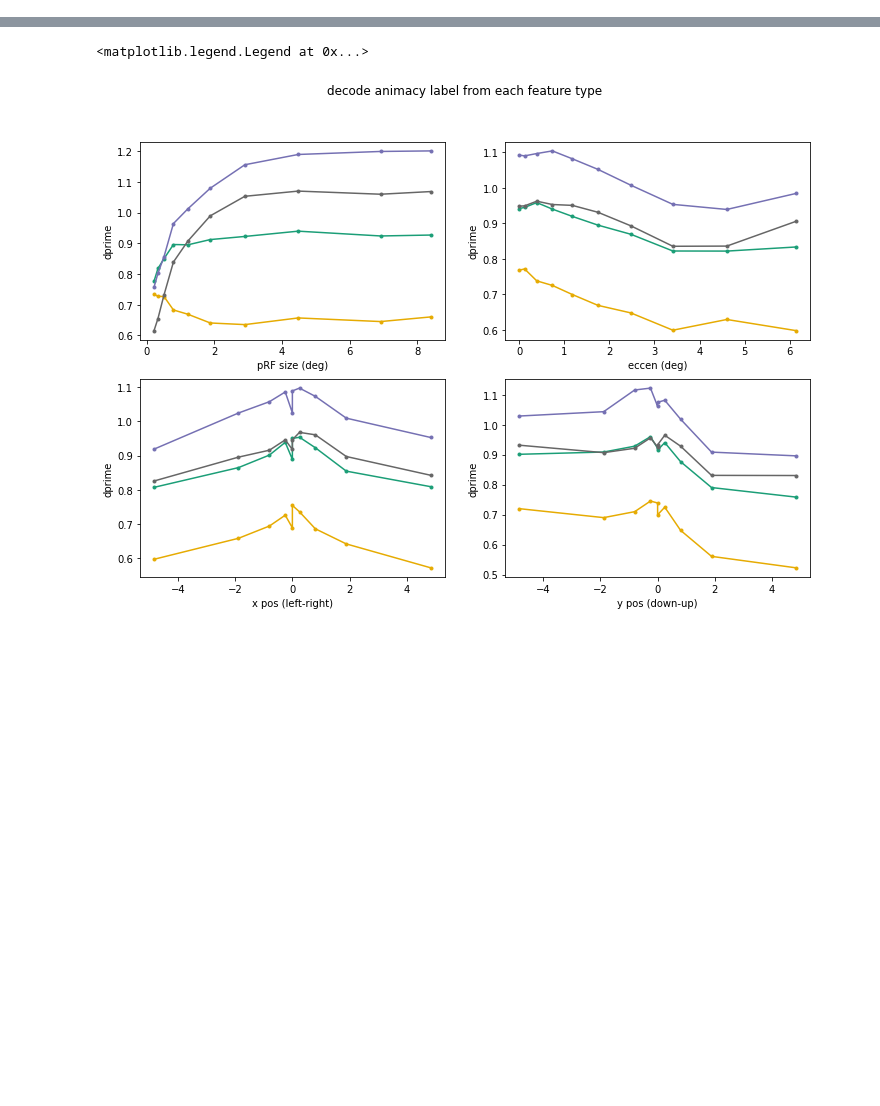
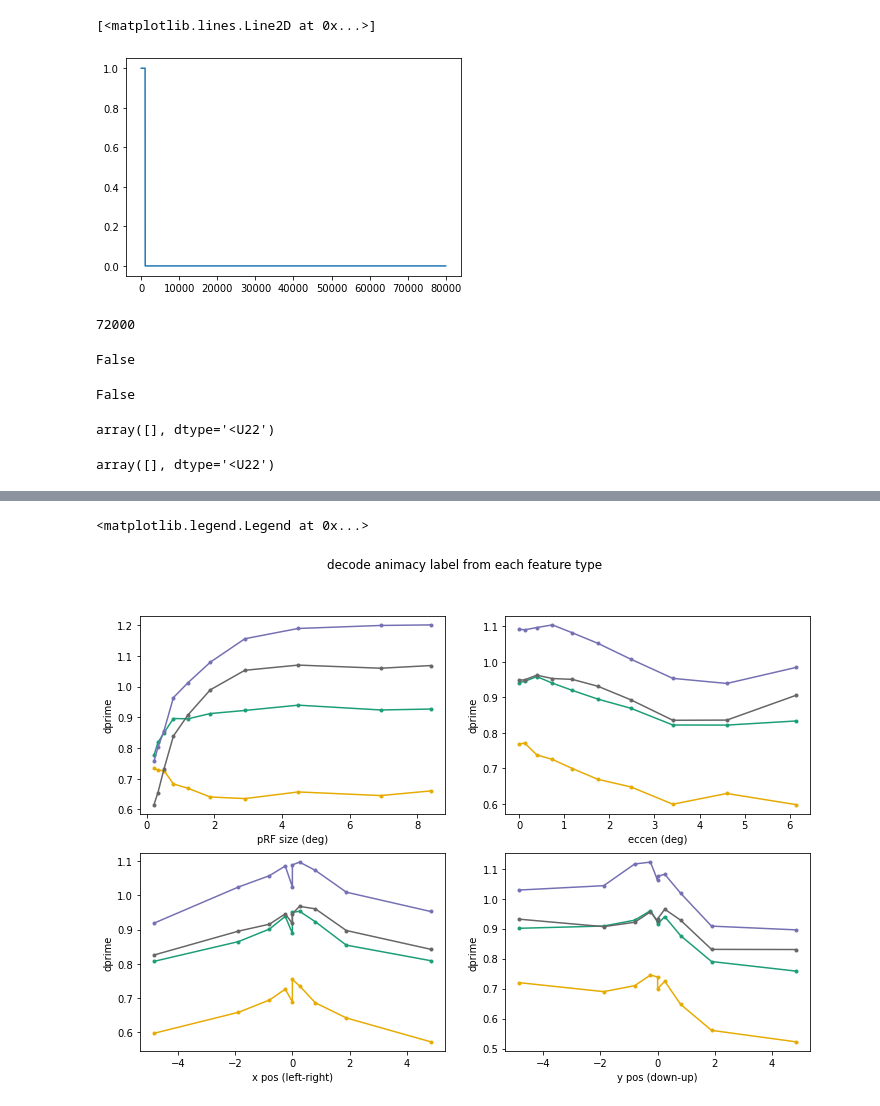
Before and after one commit to mmhenderson/modfit, a Jupyter notebook: notebooks/other_analyses/plot_semantic_decoding_from_features.ipynb, the cells around one changed output, grey strips where cells are left out. Drawn from its saved outputs; the diff is of its cells as text; code cells hidden in the pictures; blank space fills up the shorter version.

```diff
--- a/notebooks/other_analyses/plot_semantic_decoding_from_features.ipynb
+++ b/notebooks/other_analyses/plot_semantic_decoding_from_features.ipynb
@@ -99,0 +136,32 @@ loading from /user_data/mmhender/features/pyramid_texture/LDA/S2_pyramid_texture
+# %%
+plt.figure();
+plt.plot(valinds_full)
+# %% [output]
+[<matplotlib.lines.Line2D at 0x...>]
+[figure, added]
+# %%
+len(np.unique(ids_list))
+# %% [output]
+72000
+# %%
+thing = [np.array([1,3]), np.array([10,1])]
+thing2 = [np.array([1,3]), np.array([10,11,1])]
+
+np.all([(len(thing[ii])==len(thing2[ii])) and (np.all(thing[ii]==thing2[ii])) for ii in range(len(thing))])
+# np.all(np.array(thing)==np.array(thing))
+# %% [output]
+False
+# %%
+np.array(thing)==np.array(thing)
+# %% [output]
+False
+# %%
+allbad = np.where(np.all(np.all(np.isnan(trn_acc), axis=2), axis=0))
+np.array(discrim_type_list)[allbad]
+# %% [output]
+array([], dtype='<U22')
+# %%
+allbad = np.where(np.all(np.all(np.isnan(trn_dprime), axis=2), axis=0))
+np.array(discrim_type_list)[allbad]
+# %% [output]
+array([], dtype='<U22')
```
Also changed, not shown: parts of 23 cells of this notebook, 7 other files.
